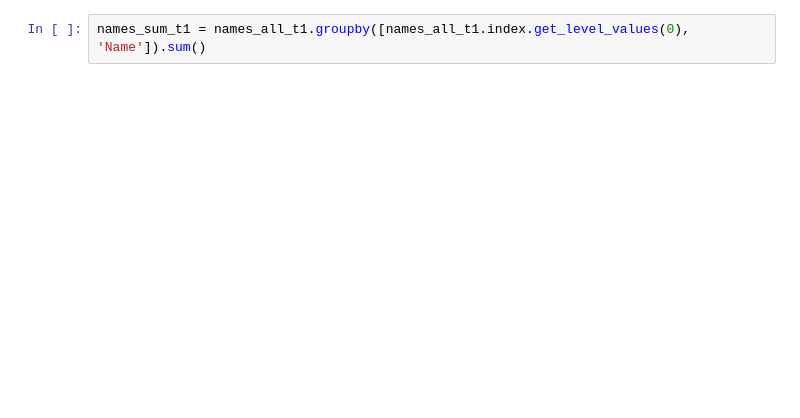
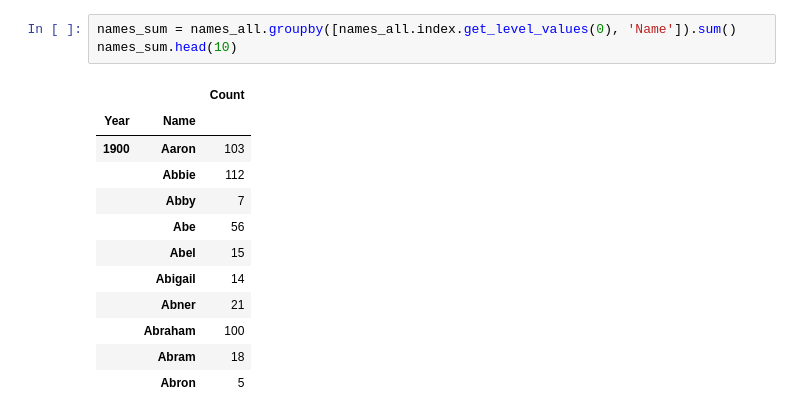
Before and after one commit to SaschMosk/hw_8, a Jupyter notebook: homework_20.ipynb, the cells around one changed output. Drawn from its saved outputs; the diff is of its cells as text; blank space fills up the shorter version.

```diff
--- a/homework_20.ipynb
+++ b/homework_20.ipynb
@@ -16,3 +29,17 @@ names_all_t1 = pd.concat(names_by_year_t1, names=['Year'])
 # %%
-names_sum_t1 = names_all_t1.groupby([names_all_t1.index.get_level_values(0), 'Name']).sum()
+names_sum = names_all.groupby([names_all.index.get_level_values(0), 'Name']).sum()
+names_sum.head(10)
+# %% [output]
+|  |  | Count |
+| Year | Name |  |
+| 1900 | Aaron | 103 |
+|  | Abbie | 112 |
+|  | Abby | 7 |
+|  | Abe | 56 |
+|  | Abel | 15 |
+|  | Abigail | 14 |
+|  | Abner | 21 |
+|  | Abraham | 100 |
+|  | Abram | 18 |
+|  | Abron | 5 |
 # %%
```
Also changed, not shown: parts of 16 cells of this notebook.
